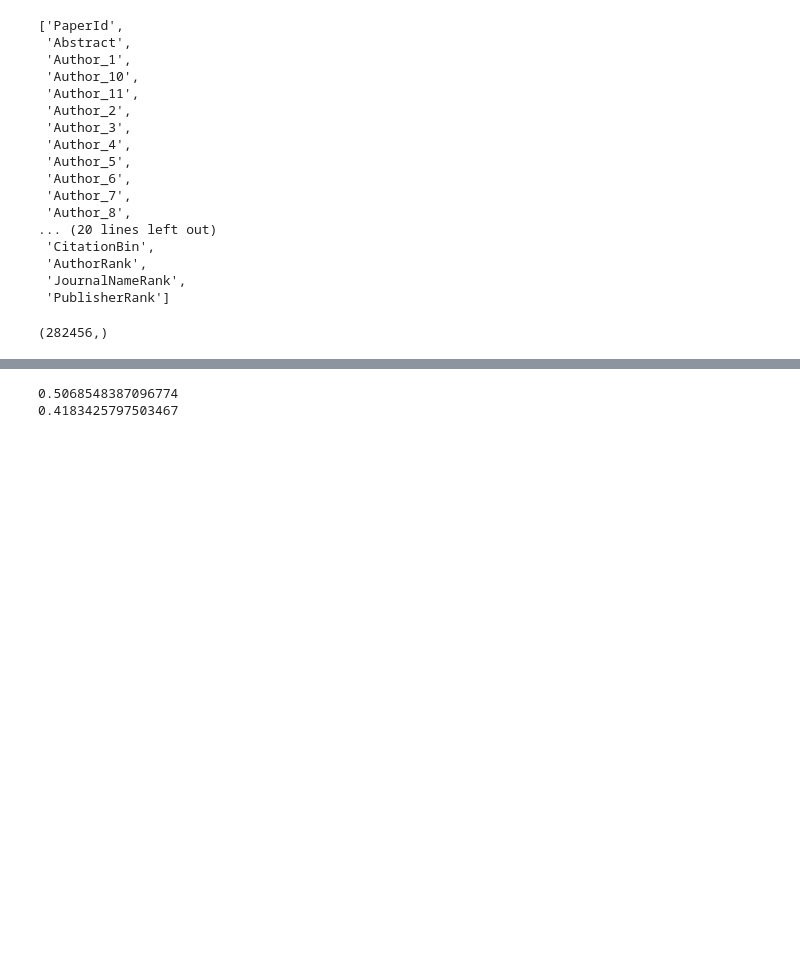
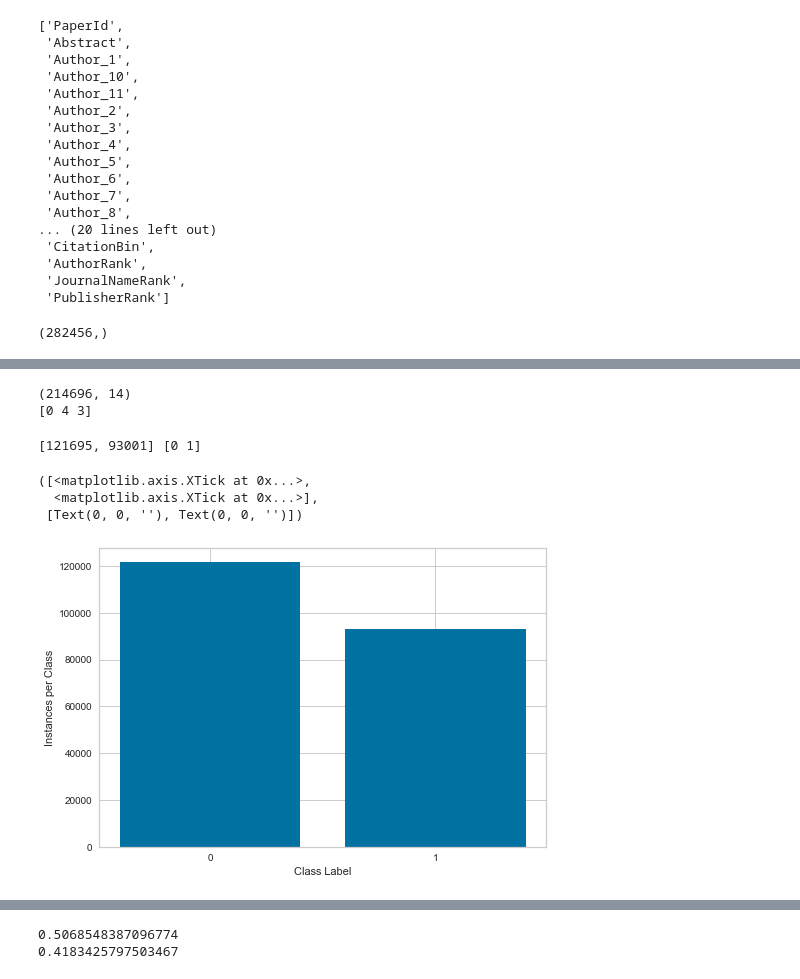
Before and after one commit to anton164/predicting-citation-counts, a Jupyter notebook: notebooks/jan_data_exploration.ipynb, the cells around one changed output, grey strips where cells are left out. Saved outputs shown, nothing was run; the diff lists cells and outputs as text; code cells hidden in the pictures; blank space fills up the shorter version.

```diff
--- a/notebooks/jan_data_exploration.ipynb
+++ b/notebooks/jan_data_exploration.ipynb
@@ -195,0 +205,27 @@ correlation(df_cs, columns=[
+# %%
+df_uniform = df_cs.copy()
+df_uniform.drop(df_uniform[df_uniform["BinnedCitationsPerYear"]==1].index, inplace=True)
+df_uniform.drop(df_uniform[df_uniform["BinnedCitationsPerYear"]==2].index, inplace=True)
+print(df_uniform.shape)
+print(df_uniform["BinnedCitationsPerYear"].unique())
+# %% [output]
+(214696, 14)
+[0 4 3]
+# %%
+df_uniform[df_uniform["BinnedCitationsPerYear"]==3] = 1
+df_uniform[df_uniform["BinnedCitationsPerYear"]==4] = 1
+# %%
+classes = df_uniform["BinnedCitationsPerYear"].unique()
+x = [np.sum(df_uniform.loc[:, "BinnedCitationsPerYear"].values == c) for c in classes]
+print(x, classes)
+fig = plt.figure()
+plt.bar(classes, x)
+plt.ylabel("Instances per Class")
+plt.xlabel("Class Label")
+plt.xticks(classes)
+# %% [output]
+[121695, 93001] [0 1]
+([<matplotlib.axis.XTick at 0x...>,
+  <matplotlib.axis.XTick at 0x...>],
+ [Text(0, 0, ''), Text(0, 0, '')])
+[figure, added]
```
Also changed, not shown: parts of 22 cells of this notebook.
